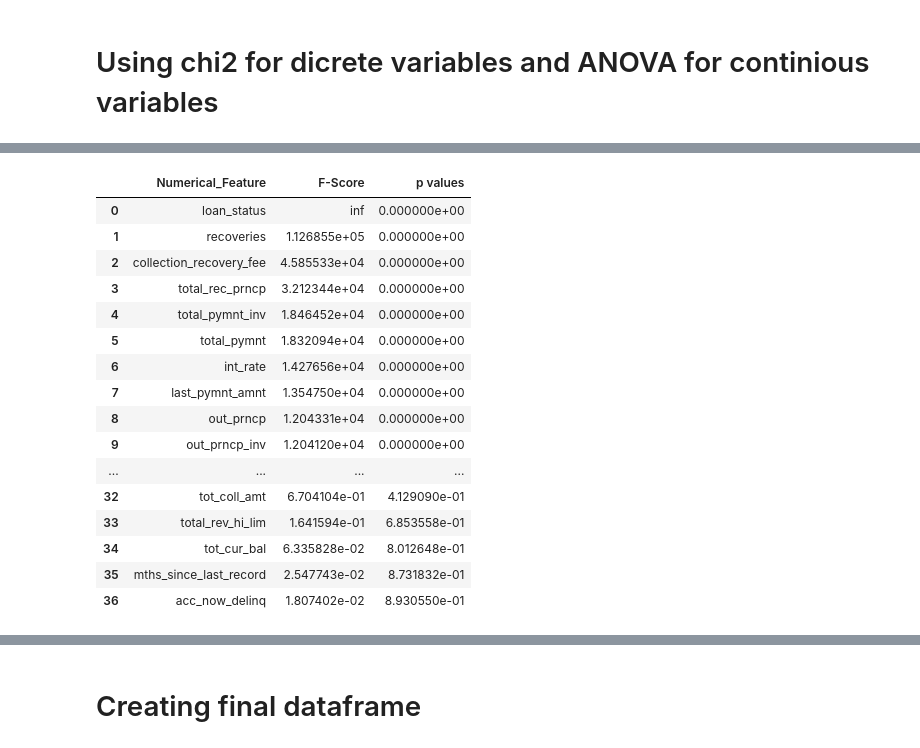
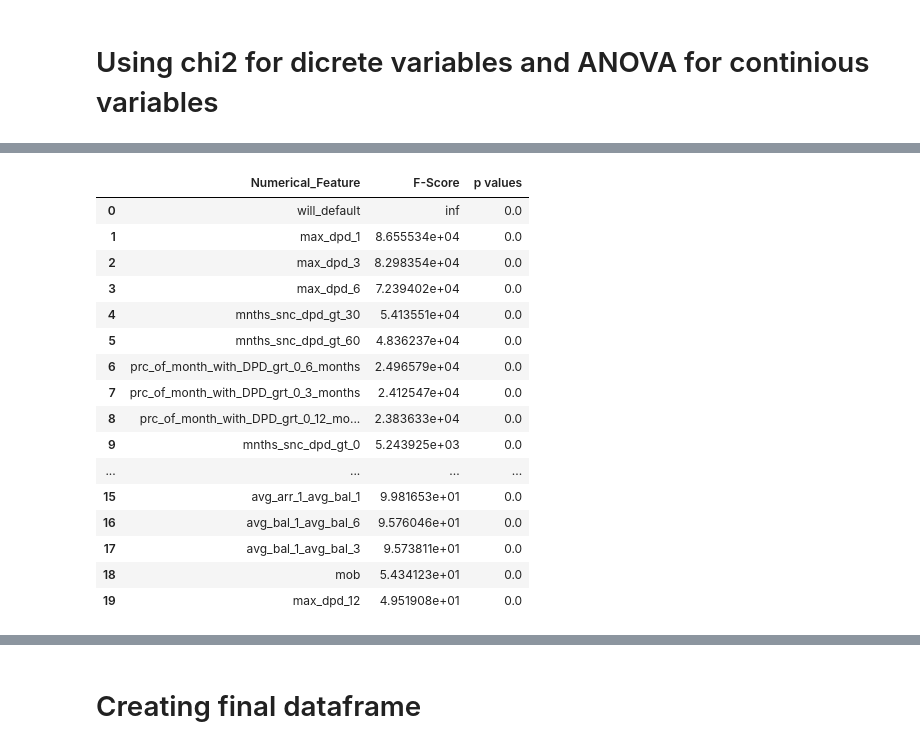
Before and after one commit to Novik1/CreditScore, a Jupyter notebook: CREDIT PD = SCORE CARD.ipynb, the cells around one changed output, grey strips where cells are left out. Drawn from its saved outputs; the diff is of its cells as text; code cells hidden in the pictures.

```diff
--- a/CREDIT PD = SCORE CARD.ipynb
+++ b/CREDIT PD = SCORE CARD.ipynb
@@ -8,4 +9,10 @@ from sklearn.feature_selection import f_classif
 # %% [markdown]
 # Importing DataSet
 # %%
-df = pd.read_csv('loan_data_2007_2014.csv')
+df = pd.read_csv('TAB_TEST_PY.csv')
+# %%
+df1 = df['will_default']
+df = df.iloc[:,2:21]
+df['balance_deal_sum'].fillna(df['balance_deal_sum'].median(),inplace = True)
+# %%
+df=pd.concat([df1,df],axis = 1)
@@ -150,28 +166,28 @@ chi2_result
 # %%
 X_train_num = pd.DataFrame(data = df,columns = df.columns[df.dtypes != 'O'])
 X_train_num.fillna(X_train_num.mean(), inplace = True)
-F_statistic, p_values = f_classif(X_train_num, df['loan_status'])
+F_statistic, p_values = f_classif(X_train_num, df['will_default'])
 ANOVA_F_table = pd.DataFrame(data = {'Numerical_Feature': X_train_num.columns.values, 'F-Score': F_statistic, 'p values': p_values.round(decimals=10)})
 ANOVA_F_table.sort_values(by = ['F-Score'], ascending = False, ignore_index = True, inplace = True)
 ANOVA_F_table
 # %% [output]
 |  | Numerical_Feature | F-Score | p values |
-| 0 | loan_status | inf | 0.000000e+00 |
-| 1 | recoveries | 1.126855e+05 | 0.000000e+00 |
-| 2 | collection_recovery_fee | 4.585533e+04 | 0.000000e+00 |
-| 3 | total_rec_prncp | 3.212344e+04 | 0.000000e+00 |
-| 4 | total_pymnt_inv | 1.846452e+04 | 0.000000e+00 |
-| 5 | total_pymnt | 1.832094e+04 | 0.000000e+00 |
-| 6 | int_rate | 1.427656e+04 | 0.000000e+00 |
-| 7 | last_pymnt_amnt | 1.354750e+04 | 0.000000e+00 |
-| 8 | out_prncp | 1.204331e+04 | 0.000000e+00 |
-| 9 | out_prncp_inv | 1.204120e+04 | 0.000000e+00 |
+| 0 | will_default | inf | 0.0 |
+| 1 | max_dpd_1 | 8.655534e+04 | 0.0 |
+| 2 | max_dpd_3 | 8.298354e+04 | 0.0 |
+| 3 | max_dpd_6 | 7.239402e+04 | 0.0 |
+| 4 | mnths_snc_dpd_gt_30 | 5.413551e+04 | 0.0 |
+| 5 | mnths_snc_dpd_gt_60 | 4.836237e+04 | 0.0 |
+| 6 | prc_of_month_with_DPD_grt_0_6_months | 2.496579e+04 | 0.0 |
+| 7 | prc_of_month_with_DPD_grt_0_3_months | 2.412547e+04 | 0.0 |
+| 8 | prc_of_month_with_DPD_grt_0_12_mo... | 2.383633e+04 | 0.0 |
+| 9 | mnths_snc_dpd_gt_0 | 5.243925e+03 | 0.0 |
 | ... | ... | ... | ... |
-| 32 | tot_coll_amt | 6.704104e-01 | 4.129090e-01 |
-| 33 | total_rev_hi_lim | 1.641594e-01 | 6.853558e-01 |
-| 34 | tot_cur_bal | 6.335828e-02 | 8.012648e-01 |
-| 35 | mths_since_last_record | 2.547743e-02 | 8.731832e-01 |
-| 36 | acc_now_delinq | 1.807402e-02 | 8.930550e-01 |
+| 15 | avg_arr_1_avg_bal_1 | 9.981653e+01 | 0.0 |
+| 16 | avg_bal_1_avg_bal_6 | 9.576046e+01 | 0.0 |
+| 17 | avg_bal_1_avg_bal_3 | 9.573811e+01 | 0.0 |
+| 18 | mob | 5.434123e+01 | 0.0 |
+| 19 | max_dpd_12 | 4.951908e+01 | 0.0 |
 # %%
 top_num =ANOVA_F_table.iloc[:20,0].to_list()
 corr = X_train_num[top_num].corr()
```
Also changed, not shown: parts of 35 cells of this notebook.
